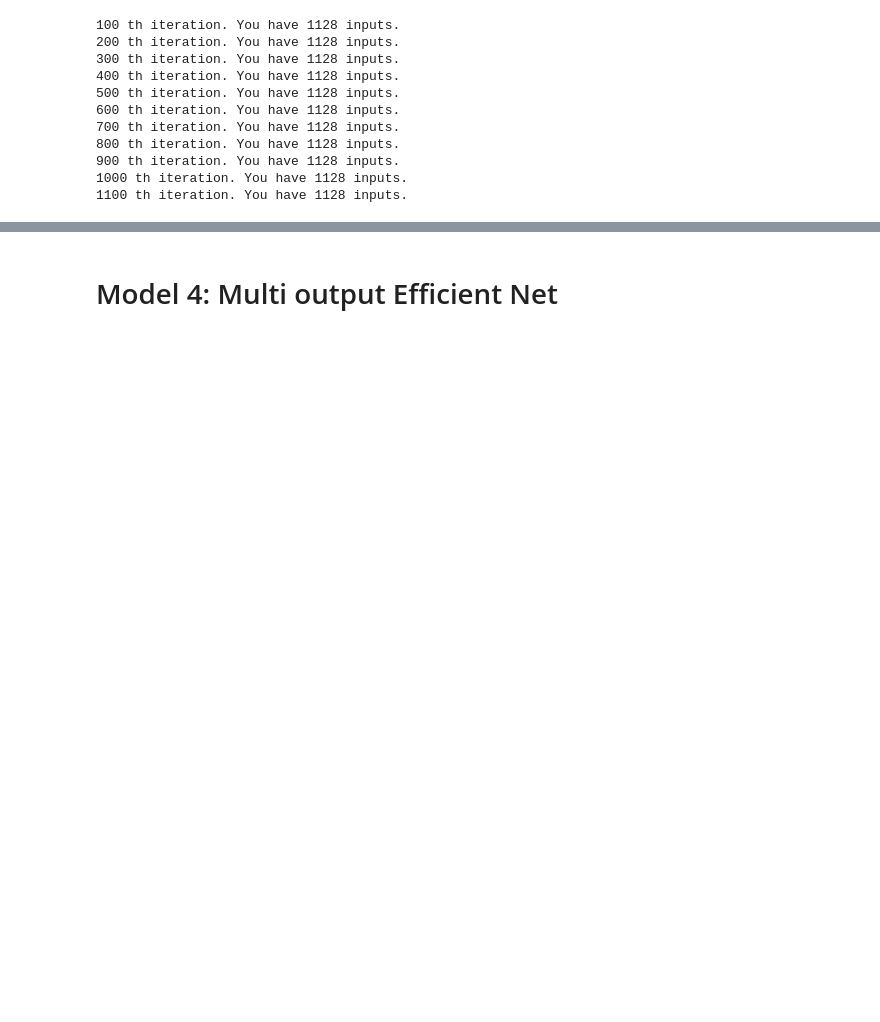
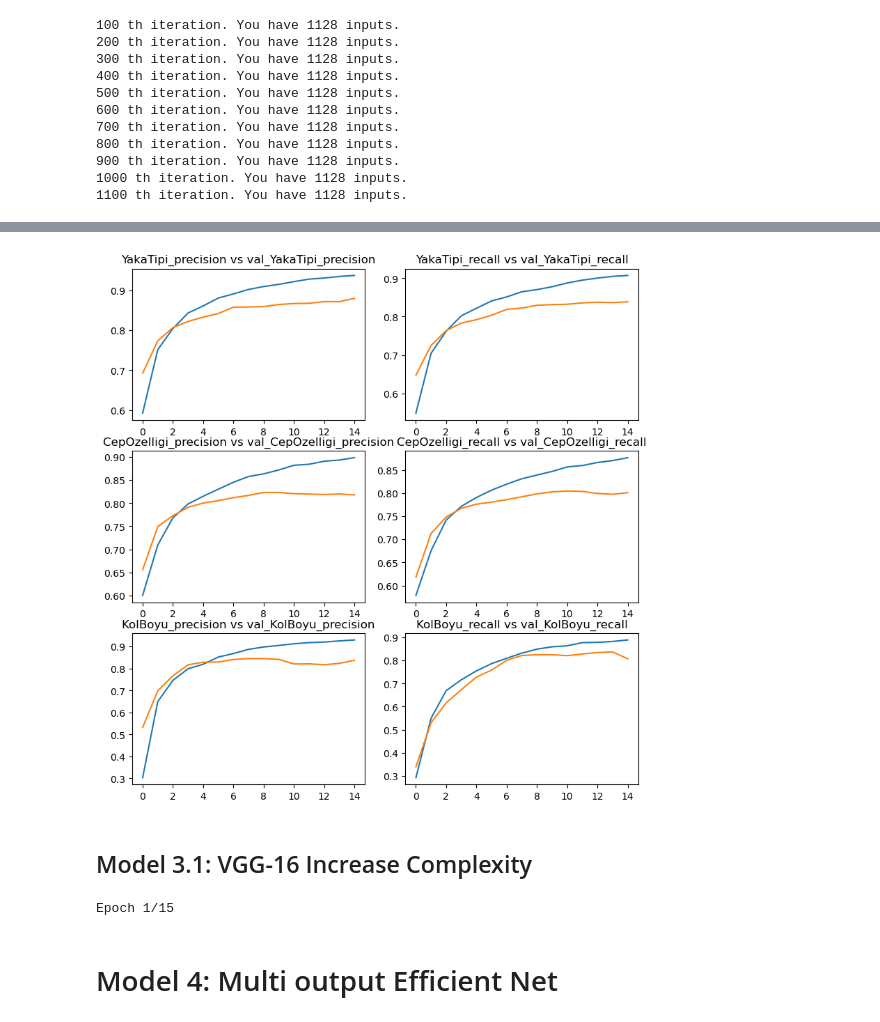
Before and after one commit to melihkacaman/neckline_classifier_Aydinli, a Jupyter notebook: notebooks/04 Range3 Data Model Creation and Data Prep.ipynb, the cells around one changed output, grey strips where cells are left out. Saved outputs shown, nothing was run; the diff lists cells and outputs as text; code cells hidden in the pictures; blank space fills up the shorter version.

```diff
--- a/notebooks/04 Range3 Data Model Creation and Data Prep.ipynb
+++ b/notebooks/04 Range3 Data Model Creation and Data Prep.ipynb
@@ -1119,0 +1185,30 @@ model_3.history.history
+# %%
+def eval_mult_precisionRecall(history):
+    figure, axis = plt.subplots(3, 2, figsize=(8,8))
+    figure.tight_layout()
+    axis[0,0].set_title("YakaTipi_precision vs val_YakaTipi_precision")
+    axis[0,0].plot(pd.DataFrame(history)[["YakaTipi_precision_yakaTipi", "val_YakaTipi_precision_yakaTipi"]])
+
+    axis[0,1].set_title("YakaTipi_recall vs val_YakaTipi_recall")
+    axis[0,1].plot(pd.DataFrame(history)[["YakaTipi_recall_yakaTipi", 'val_YakaTipi_recall_yakaTipi']])
+
+    axis[1,0].set_title("CepOzelligi_precision vs val_CepOzelligi_precision")
+    axis[1,0].plot(pd.DataFrame(history)[['CepOzelligi_precision_cep', 'val_CepOzelligi_precision_cep']])
+
+    axis[1,1].set_title("CepOzelligi_recall vs val_CepOzelligi_recall")
+    axis[1,1].plot(pd.DataFrame(history)[['CepOzelligi_recall_cep', 'val_CepOzelligi_recall_cep']])
+
+    axis[2,0].set_title("KolBoyu_precision vs val_KolBoyu_precision")
+    axis[2,0].plot(pd.DataFrame(history)[['KolBoyuAciklama_precision_kol', 'val_KolBoyuAciklama_precision_kol']])
+
+    axis[2,1].set_title("KolBoyu_recall vs val_KolBoyu_recall")
+    axis[2,1].plot(pd.DataFrame(history)[['KolBoyuAciklama_recall_kol', 'val_KolBoyuAciklama_recall_kol']])
+
+
+    plt.show()
+
+eval_mult_precisionRecall(model_3_history.history)
+# %% [output]
+[figure, added]
+# %% [markdown]
+## Model 3.1: VGG-16 Increase Complexity
@@ -1120,3 +1235,28 @@ model_3.history.history
+# %%
+model_3_1.compile(optimizer=tf.keras.optimizers.Adam(),
+                loss={
+                    'YakaTipi': 'categorical_crossentropy',
+                    'CepOzelligi': 'categorical_crossentropy',
+                    'KolBoyuAciklama': 'binary_crossentropy'
+                },
+                metrics={
+                    'YakaTipi': [tf.keras.metrics.Precision(name="precision_yakaTipi"), tf.keras.metrics.Recall(name="recall_yakaTipi")],
+                    'CepOzelligi': [tf.keras.metrics.Precision(name="precision_cep"), tf.keras.metrics.Recall(name="recall_cep")],
+                    'KolBoyuAciklama': [tf.keras.metrics.Precision(name="precision_kol"), tf.keras.metrics.Recall(name="recall_kol")]
+                })
+checkpoint_path = "./checkpoints/range3/MODEL_3_1/checkpoint-{epoch:01d}.ckpt"
+checkpoint_callback = tf.keras.callbacks.ModelCheckpoint(filepath=checkpoint_path,
+                                                         save_weights_only=True,
+                                                         save_best_only=False,
+                                                         verbose=1)
+model_3_1_history = model_3_1.fit(train_custom_gen_epoch_15,
+            steps_per_epoch=np.floor(len(Xy_train) / 32),
+            epochs=15,
+            validation_data=val_custom_gen_epoch_15,
+            validation_steps=np.floor(len(Xy_test) / 32),
+            callbacks=[checkpoint_callback])
+# %% [output]
+Epoch 1/15
 # %% [markdown]
 # Model 4: Multi output Efficient Net
 # %%
```
Also changed, not shown: parts of 30 cells of this notebook.
